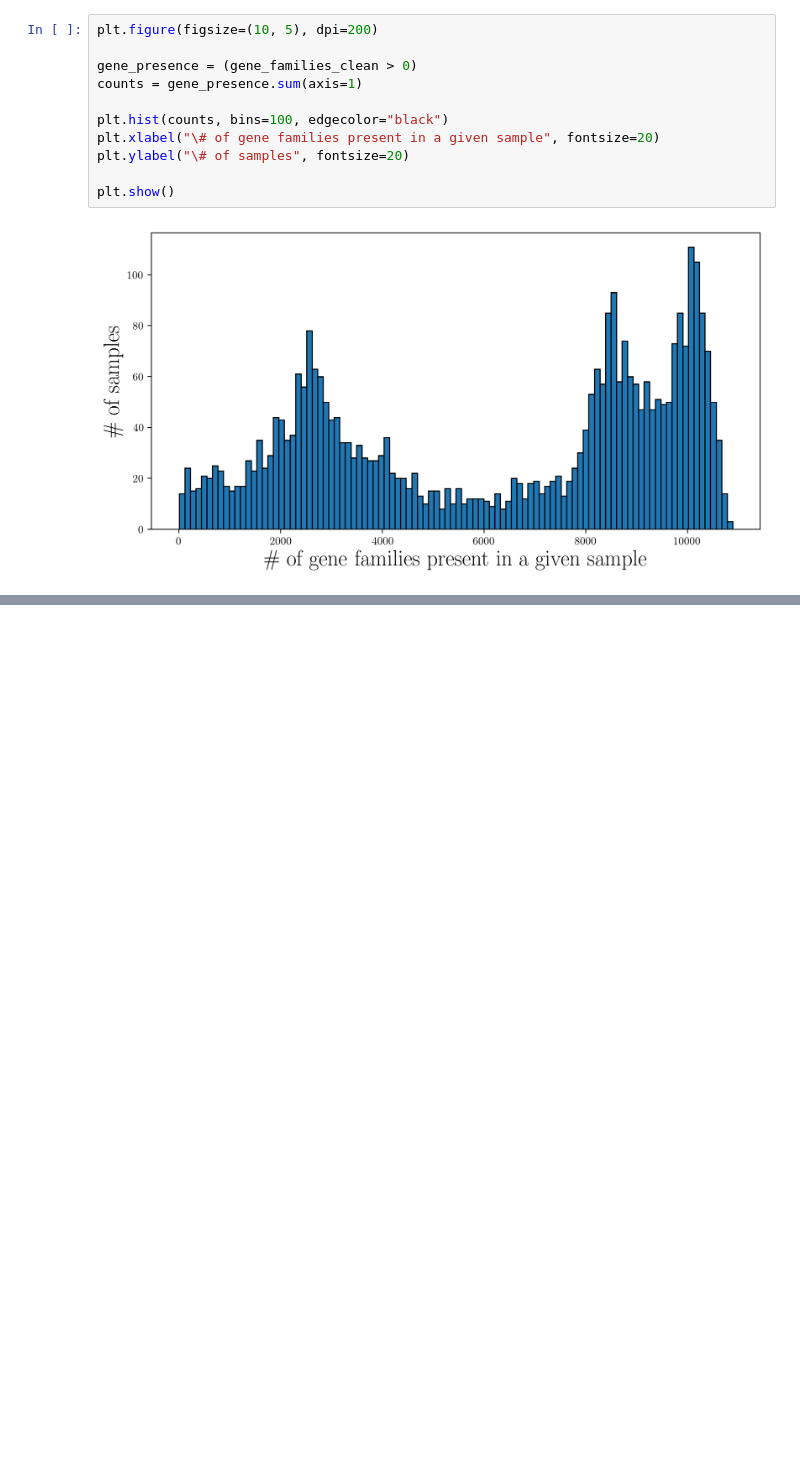
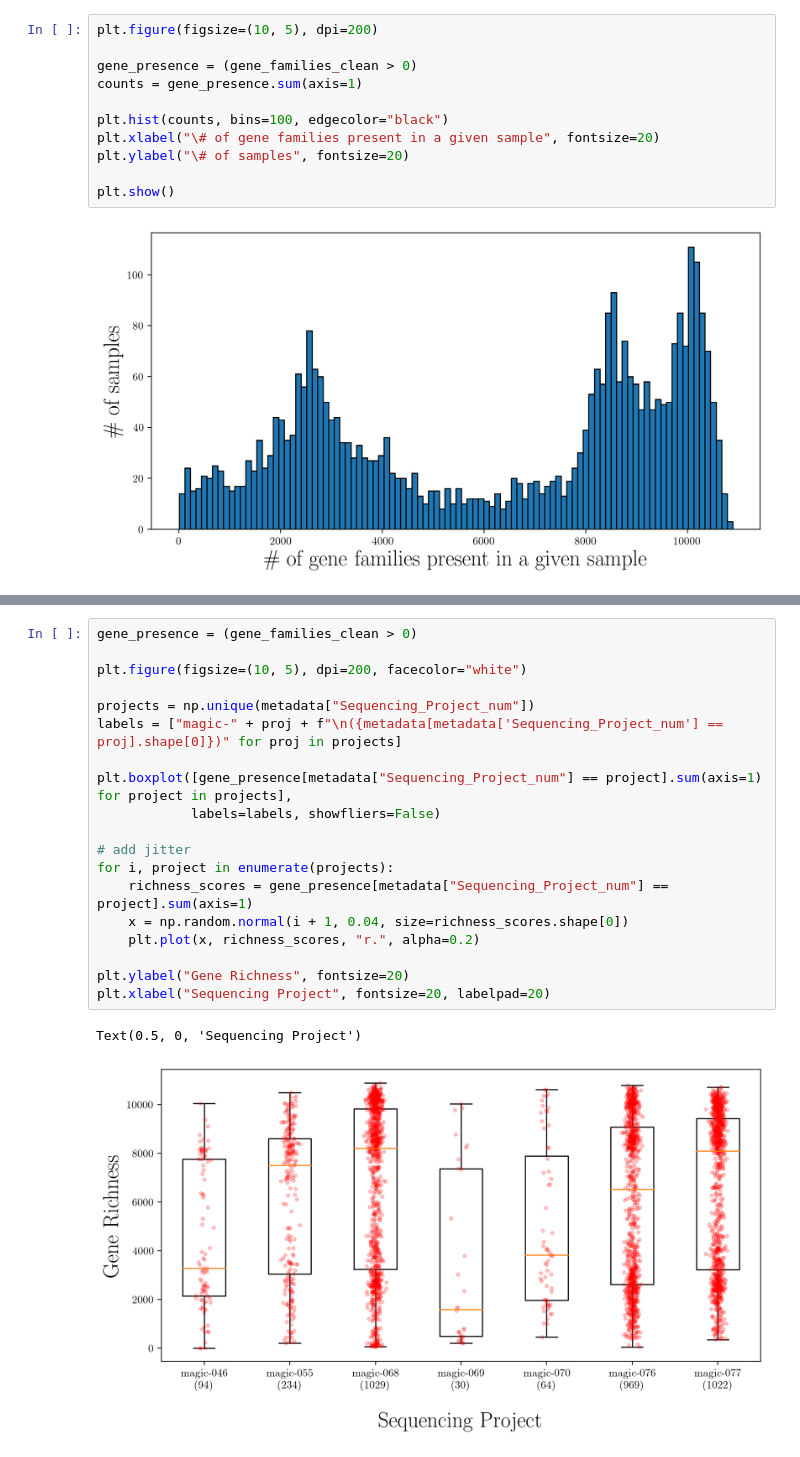
Before and after one commit to danielchang2002/MAGIC, a Jupyter notebook: src/plot_gene_richness.ipynb, the cells around one changed output, grey strips where cells are left out. Cells and saved outputs as stored; diff of their text form; blank space fills up the shorter version.

```diff
--- a/src/plot_gene_richness.ipynb
+++ b/src/plot_gene_richness.ipynb
@@ -45,0 +77,22 @@ plt.show()
+# %%
+gene_presence = (gene_families_clean > 0)
+
+plt.figure(figsize=(10, 5), dpi=200, facecolor="white")
+
+projects = np.unique(metadata["Sequencing_Project_num"])
+labels = ["magic-" + proj + f"\n({metadata[metadata['Sequencing_Project_num'] == proj].shape[0]})" for proj in projects]
+
+plt.boxplot([gene_presence[metadata["Sequencing_Project_num"] == project].sum(axis=1) for project in projects],
+            labels=labels, showfliers=False)
+
+# add jitter
+for i, project in enumerate(projects):
+    richness_scores = gene_presence[metadata["Sequencing_Project_num"] == project].sum(axis=1)
+    x = np.random.normal(i + 1, 0.04, size=richness_scores.shape[0])
+    plt.plot(x, richness_scores, "r.", alpha=0.2)
+
+plt.ylabel("Gene Richness", fontsize=20)
+plt.xlabel("Sequencing Project", fontsize=20, labelpad=20)
+# %% [output]
+Text(0.5, 0, 'Sequencing Project')
+[figure, added]
```
Also changed, not shown: parts of 7 cells of this notebook, 8 other files.
